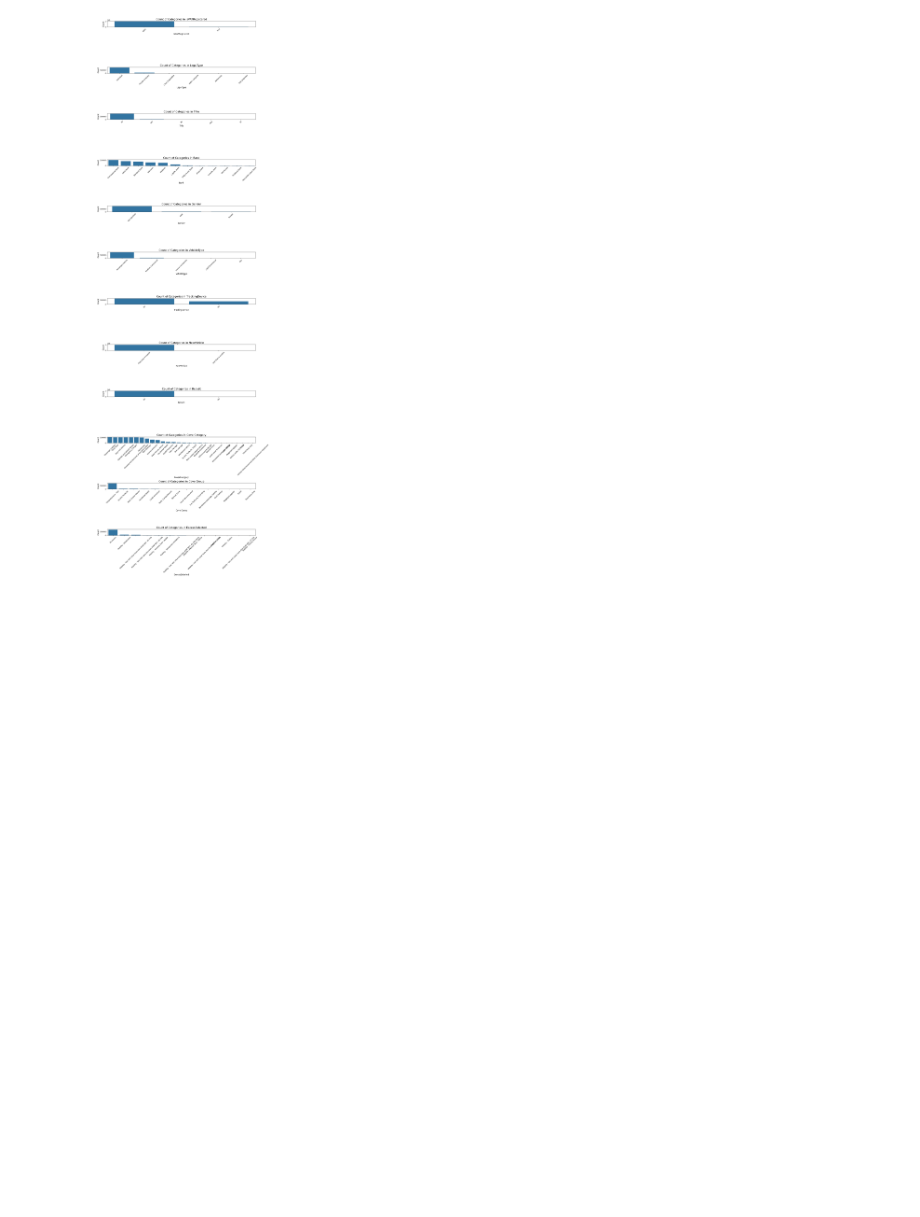
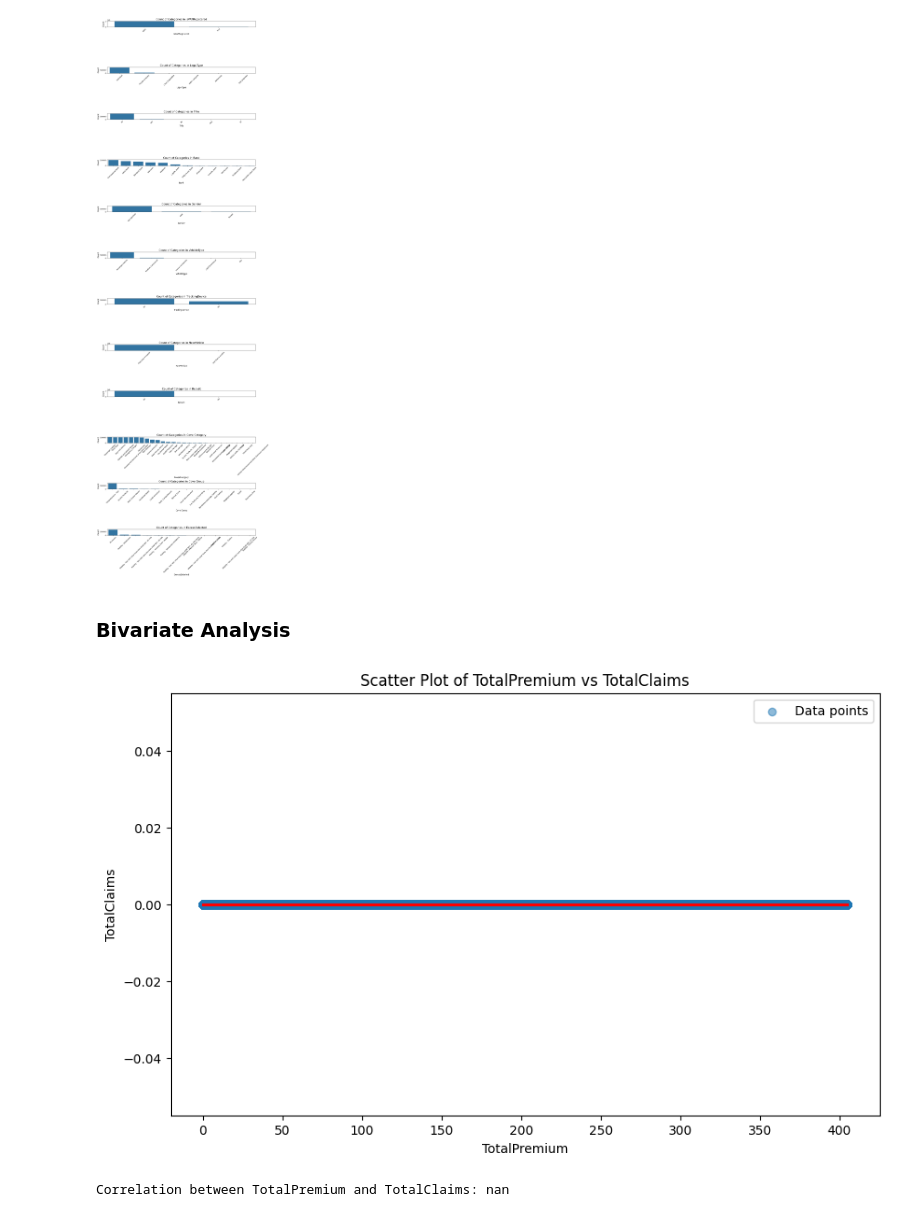
Before and after one commit to Alpha-Mintamir/Insurance-Claim-Analytics, a Jupyter notebook: notebooks/analysis.ipynb, the cells around one changed output. Drawn from its saved outputs; the diff is of its cells as text; code cells hidden in the pictures; blank space fills up the shorter version.

Commit message:
wrote a function for the bivariate and multivariate analysis and plot bivariate graph, even though it requires improvement(may be removing zero values, since it is dominating the graphs)

```diff
--- a/notebooks/analysis.ipynb
+++ b/notebooks/analysis.ipynb
@@ -245,3 +261,10 @@ univariate_cat_columns = ['IsVATRegistered', 'LegalType','Title', 'Bank','Gender
 plot_bar_charts(df, univariate_cat_columns)
 # %% [output]
 [figure]
+# %% [markdown]
+### Bivariate Analysis
+# %%
+bivariate_analysis(df, 'TotalPremium', 'TotalClaims', show_regression_line=True)
+# %% [output]
+[figure, added]
+Correlation between TotalPremium and TotalClaims: nan
```
Also changed, not shown: parts of 1 cell of this notebook.
